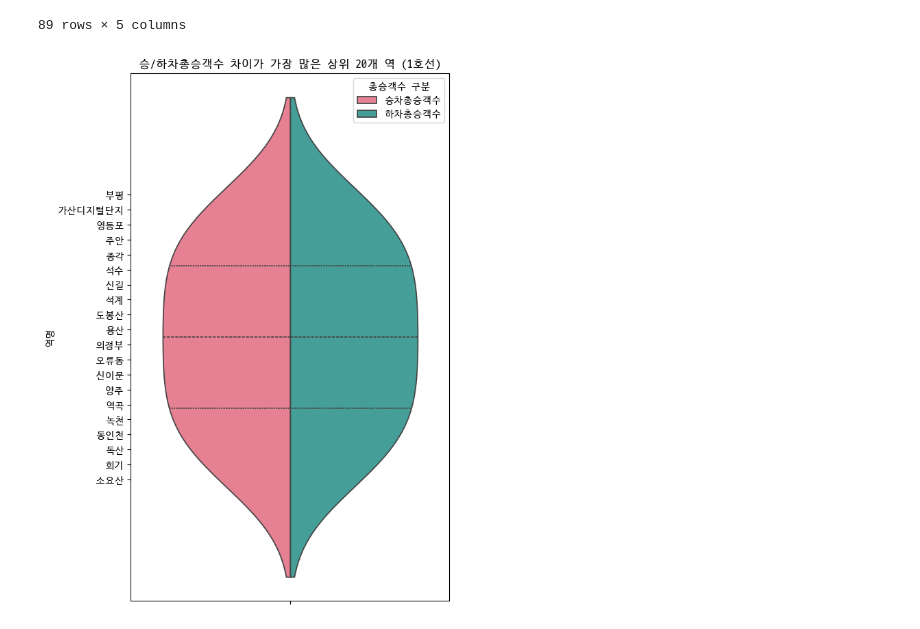
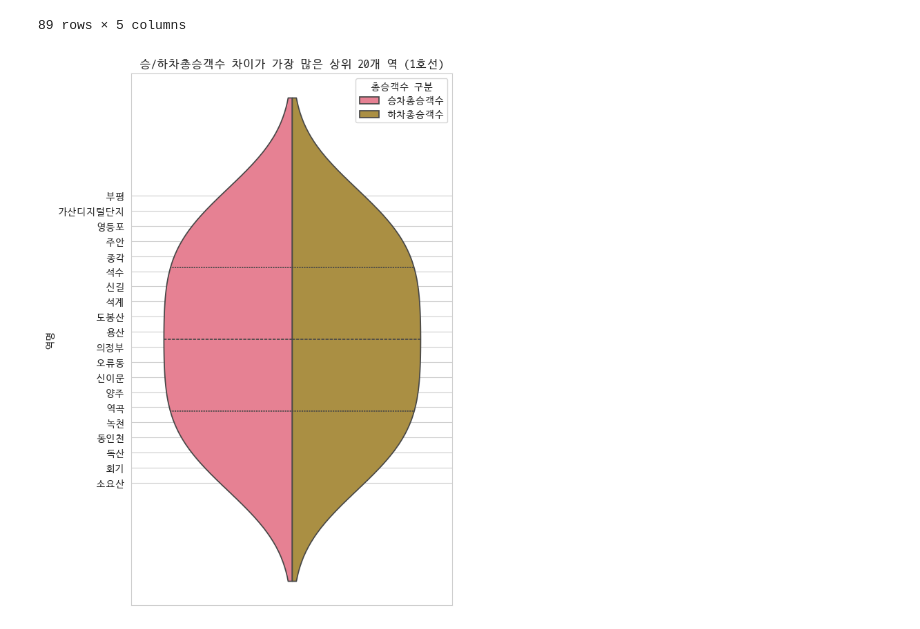
Before and after one commit to smu-202115064/Training-project-for-AI-X-Pioneers-Basic, a Jupyter notebook: 실습/김동주 - 1호선 역별 승하차 승객수 비교.ipynb, the cells around one changed output. Drawn from its saved outputs; the diff is of its cells as text; code cells hidden in the pictures.

```diff
--- a/실습/김동주 - 1호선 역별 승하차 승객수 비교.ipynb
+++ b/실습/김동주 - 1호선 역별 승하차 승객수 비교.ipynb
@@ -5,13 +5,15 @@ import pathlib
 
 # 외부 라이브러리
 import pandas as pd
-import pandas.io.formats.format as pf
 import matplotlib.pyplot as plt
 import numpy as np
 import seaborn as sns
 
 
 pd.options.display.float_format = '{:0,.2f}'.format
+
+sns.set_palette('husl')
+sns.set_style('whitegrid')
 
 plt.rcParams['font.family'] ='D2Coding'
 plt.rcParams['axes.unicode_minus'] =False
@@ -25,9 +27,6 @@ BASE_DIR = pathlib.Path('../').resolve()
 files = glob.glob(str(BASE_DIR / '실습' / 'rawfiles' / 'CARD_SUBWAY_MONTH_*.csv'))
 
 print('Files:\n'+'\n'.join(files)+'\n')
-
-df_subway_raw = pd.concat([pd.read_csv(filename) for filename in files])
-df_subway_raw.info()
 # %% [output]
 Files:
 /Users/hepheir/GitHub/smu-202115064/Training-project-for-AI-X-Pioneers-Basic/실습/rawfiles/CARD_SUBWAY_MONTH_201903.csv
@@ -104,27 +110,26 @@ df.sort_values(by='승하차총승객수 차 절댓값', ascending=False)
 # %%
 def get_df(df: pd.DataFrame, n: int) -> pd.DataFrame:
     # 승차총승객수와 하차총승객수를 '총승객수'와 '총승객수 구분'으로 변환
     return df \
         .nlargest(n, '승하차총승객수 차 절댓값') \
         .melt(
             id_vars=['역명'],
             value_vars=['승차총승객수', '하차총승객수'],
             var_name='총승객수 구분',
             value_name='총승객수',
         )
 
 
 # Violin plot 작성
 plt.figure(figsize=(6, 10))
 plt.title('승/하차총승객수 차이가 가장 많은 상위 20개 역 (1호선)')
 sns.violinplot(
     data=get_df(df, 20),
     y='역명',
     hue='총승객수 구분',
     inner='quart',
     split=True,
-    palette=sns.color_palette('husl', n_colors=2),
 )
 plt.show()
 # %% [output]
-[figure, old version]
+[figure, new version]
```
Also changed, not shown: parts of 2 cells of this notebook.
